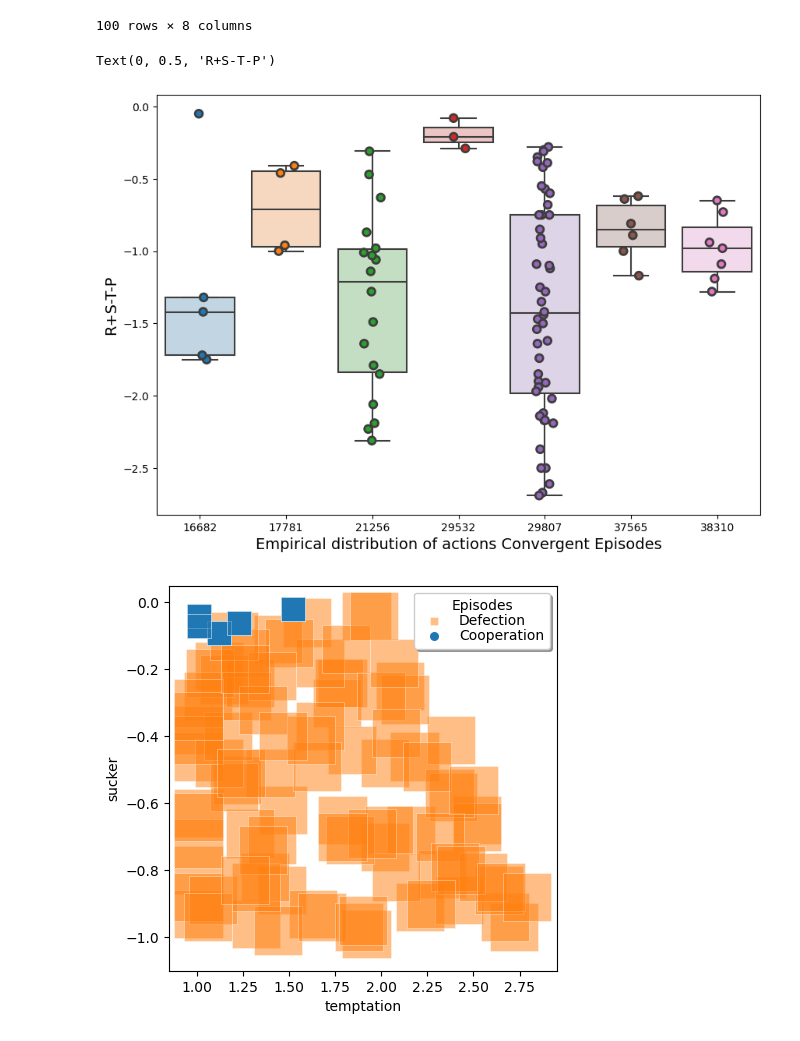
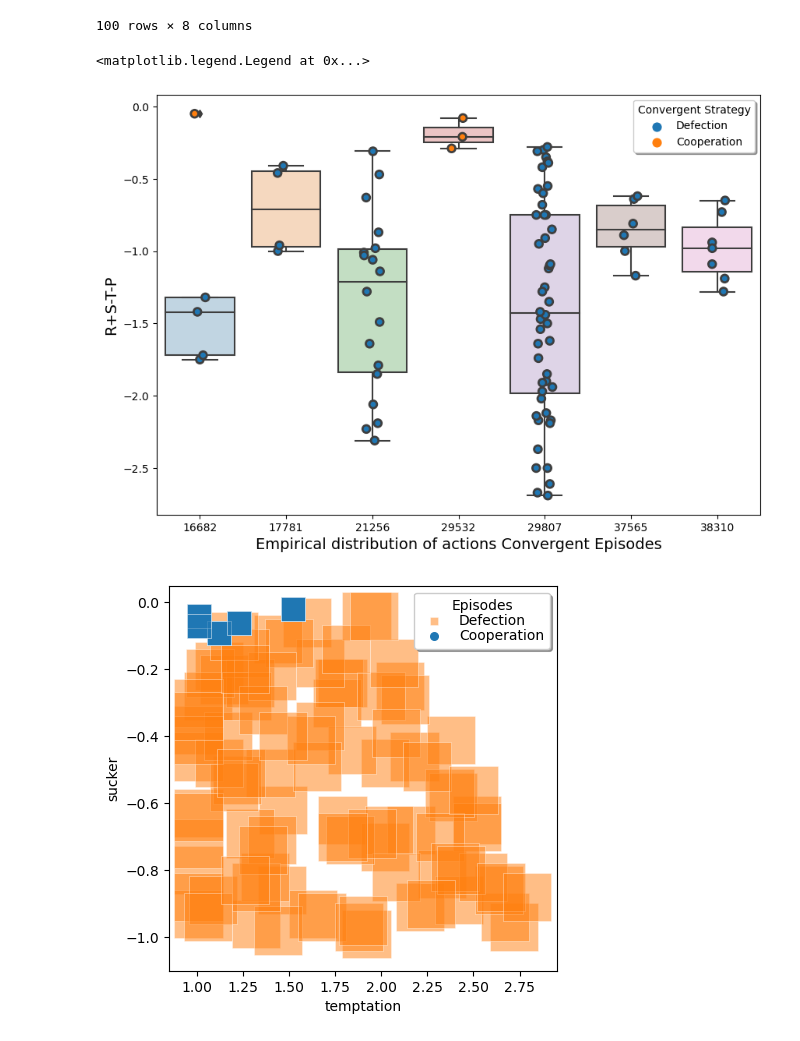
Before and after one commit to HarryZhangHH/EpisodicDRQN, a Jupyter notebook: alter_dqrn_experiment.ipynb, the cells around one changed output. Cells and saved outputs as stored; diff of their text form; code cells hidden in the pictures.

```diff
--- a/alter_dqrn_experiment.ipynb
+++ b/alter_dqrn_experiment.ipynb
@@ -1388,40 +1388,46 @@ df_result_SG
 | 99 | 21256.0 | 27828.0 | 2.42 | 1.0 | 0.0 | -0.89 | 1.0 | ... |
 100 rows × 8 columns
 # %%
+df_result_SG = pd.read_csv('SG.csv')
+df_result_SG = df_result_SG.loc[df_result_SG.model=='DQN']
 df_result_SG.loc[df_result_SG['strategy_convergent_episode'].isnull(), 'strategy_convergent_episode'] = np.inf
 df_result_SG.loc[df_result_SG['network_convergent_episode'] >= 50000, 'network_convergent_episode'] = np.nan
 df_result_SG.loc[df_result_SG['network_convergent_episode'].isnull(), 'network_convergent_episode'] = np.inf
 df_result_SG['R+S-T-P'] = df_result_SG['reward'] + df_result_SG['sucker'] - df_result_SG['temptation'] - df_result_SG['punishment']
 
 df_plot = df_result_SG.copy()
 df_plot = df_plot[df_plot['strategy_convergent_episode'].map(df_plot['strategy_convergent_episode'].value_counts()) > 2]
 df_plot = df_plot.astype({'strategy_convergent_episode':'int'})
 
+df_plot.loc[df_plot['final_strategy']==0, 'final_strategy'] = 'Cooperation'
+df_plot.loc[df_plot['final_strategy']==1, 'final_strategy'] = 'Defection'
+df_plot.loc[df_plot['final_strategy']==-1, 'final_strategy'] = 'Divergent'
 # columns = ['Episode', 'Final Strategy', 'R+S-T-P']
 # df_s = df_plot[['strategy_convergent_episode','final_strategy', 'R+S-T-P']]
 # df_s.columns = columns
 # df_s['Convergence'] = 'Empirical distribution of actions'
 # df_n = df_plot[['network_convergent_episode','final_strategy', 'R+S-T-P']]
 # df_n.columns = columns
 # df_n['Convergence'] = 'Strategy'
 # df_plot = pd.concat([df_s,df_n],ignore_index=True)
 
 plt.figure(figsize=(10, 7))
 ax = sns.boxplot(x='strategy_convergent_episode', y='R+S-T-P', data=df_plot)
 sns.stripplot(x='strategy_convergent_episode', y='R+S-T-P', data=df_plot, alpha=1,
-              size=7,  linewidth=2)
+              size=7,  linewidth=2, hue='final_strategy')
 for patch in ax.patches:
     r, g, b, a = patch.get_facecolor()
     patch.set_facecolor((r, g, b, .3))
 plt.xlabel('Empirical distribution of actions Convergent Episodes', fontsize=14)
 plt.ylabel('R+S-T-P', fontsize=14)
+plt.legend(title='Convergent Strategy', shadow=True)
 # plt.ylim(-3,0)
 # ax.xaxis.grid(True)
 # sns.despine(trim=True, left=True)
 # ax.set_xticklabels(ax.get_xticklabels(), rotation=30, ha='right')
 # %% [output]
-Text(0, 0.5, 'R+S-T-P')
+<matplotlib.legend.Legend at 0x...>
-[figure, old version]
+[figure, new version]
 # %%
 df_sh_plot = df_result_SG.copy()
 df_sh_plot.temptation = df_sh_plot.temptation/df_sh_plot.reward
```
